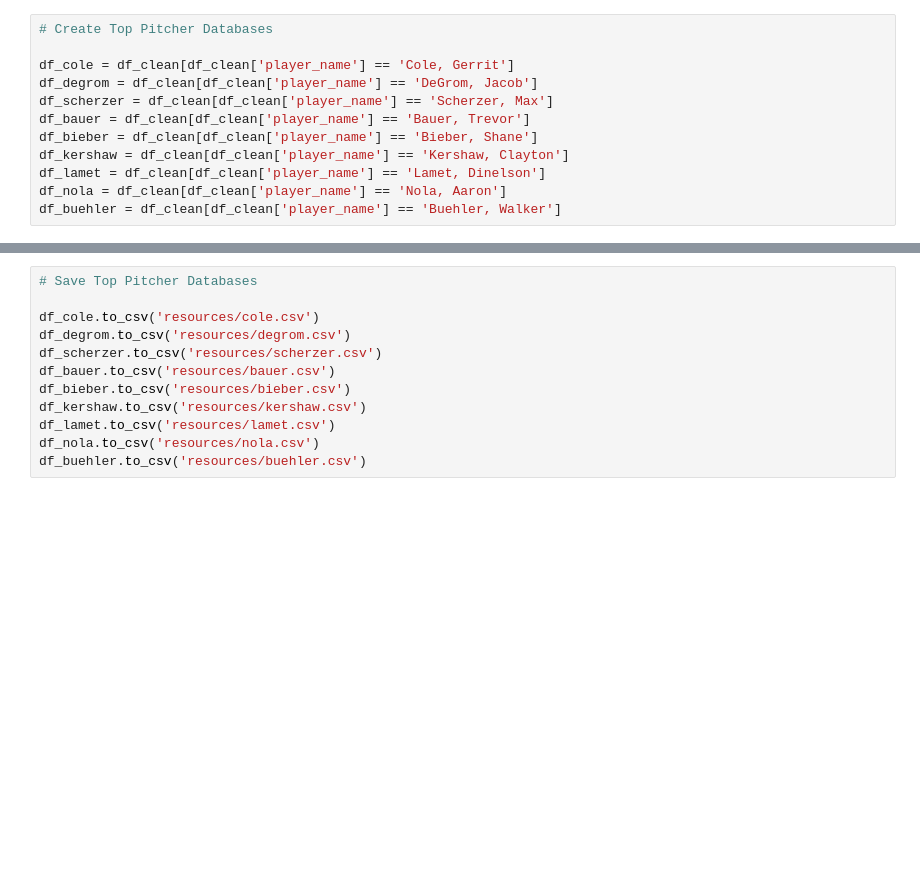
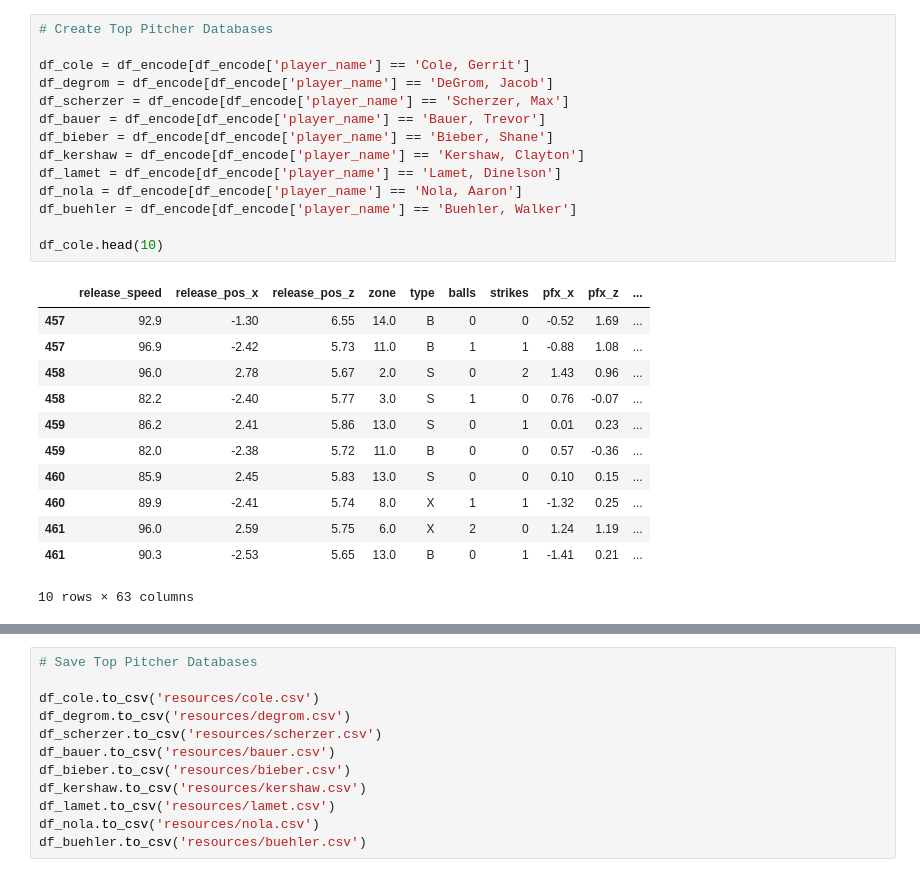
Before and after one commit to KarenMashburn/team-country-music, a Jupyter notebook: Data Cleaning.ipynb, the cells around one changed output, grey strips where cells are left out. Cells and saved outputs as stored; diff of their text form; blank space fills up the shorter version.

```diff
--- a/Data Cleaning.ipynb
+++ b/Data Cleaning.ipynb
@@ -22,14 +66,29 @@ df_clean.head()
 # %%
 # Create Top Pitcher Databases
 
-df_cole = df_clean[df_clean['player_name'] == 'Cole, Gerrit']
-df_degrom = df_clean[df_clean['player_name'] == 'DeGrom, Jacob']
-df_scherzer = df_clean[df_clean['player_name'] == 'Scherzer, Max']
-df_bauer = df_clean[df_clean['player_name'] == 'Bauer, Trevor']
-df_bieber = df_clean[df_clean['player_name'] == 'Bieber, Shane']
-df_kershaw = df_clean[df_clean['player_name'] == 'Kershaw, Clayton']
-df_lamet = df_clean[df_clean['player_name'] == 'Lamet, Dinelson']
-df_nola = df_clean[df_clean['player_name'] == 'Nola, Aaron']
-df_buehler = df_clean[df_clean['player_name'] == 'Buehler, Walker']
+df_cole = df_encode[df_encode['player_name'] == 'Cole, Gerrit']
+df_degrom = df_encode[df_encode['player_name'] == 'DeGrom, Jacob']
+df_scherzer = df_encode[df_encode['player_name'] == 'Scherzer, Max']
+df_bauer = df_encode[df_encode['player_name'] == 'Bauer, Trevor']
+df_bieber = df_encode[df_encode['player_name'] == 'Bieber, Shane']
+df_kershaw = df_encode[df_encode['player_name'] == 'Kershaw, Clayton']
+df_lamet = df_encode[df_encode['player_name'] == 'Lamet, Dinelson']
+df_nola = df_encode[df_encode['player_name'] == 'Nola, Aaron']
+df_buehler = df_encode[df_encode['player_name'] == 'Buehler, Walker']
+
+df_cole.head(10)
+# %% [output]
+|  | release_speed | release_pos_x | release_pos_z | zone | type | balls | strikes | pfx_x | pfx_z | ... |
+| 457 | 92.9 | -1.30 | 6.55 | 14.0 | B | 0 | 0 | -0.52 | 1.69 | ... |
+| 457 | 96.9 | -2.42 | 5.73 | 11.0 | B | 1 | 1 | -0.88 | 1.08 | ... |
+| 458 | 96.0 | 2.78 | 5.67 | 2.0 | S | 0 | 2 | 1.43 | 0.96 | ... |
+| 458 | 82.2 | -2.40 | 5.77 | 3.0 | S | 1 | 0 | 0.76 | -0.07 | ... |
+| 459 | 86.2 | 2.41 | 5.86 | 13.0 | S | 0 | 1 | 0.01 | 0.23 | ... |
+| 459 | 82.0 | -2.38 | 5.72 | 11.0 | B | 0 | 0 | 0.57 | -0.36 | ... |
+| 460 | 85.9 | 2.45 | 5.83 | 13.0 | S | 0 | 0 | 0.10 | 0.15 | ... |
+| 460 | 89.9 | -2.41 | 5.74 | 8.0 | X | 1 | 1 | -1.32 | 0.25 | ... |
+| 461 | 96.0 | 2.59 | 5.75 | 6.0 | X | 2 | 0 | 1.24 | 1.19 | ... |
+| 461 | 90.3 | -2.53 | 5.65 | 13.0 | B | 0 | 1 | -1.41 | 0.21 | ... |
+10 rows × 63 columns
 # %%
 # Create L and R Handed Databases
```
Also changed, not shown: parts of 7 cells of this notebook, 9 other files.
